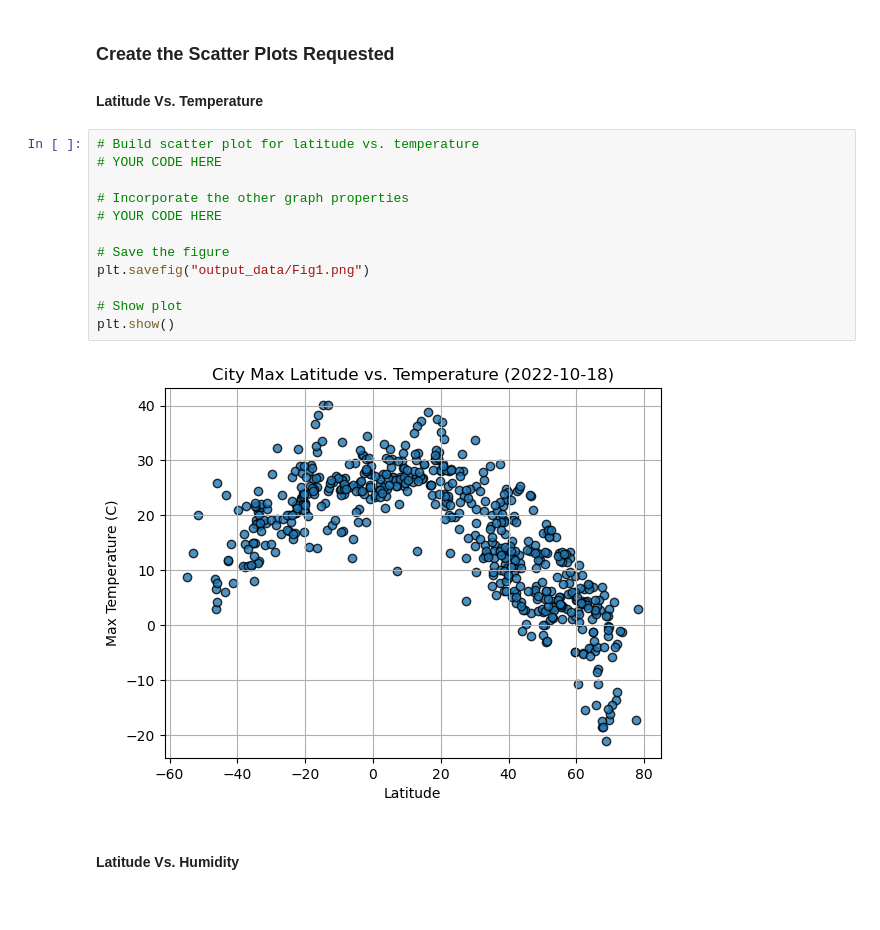
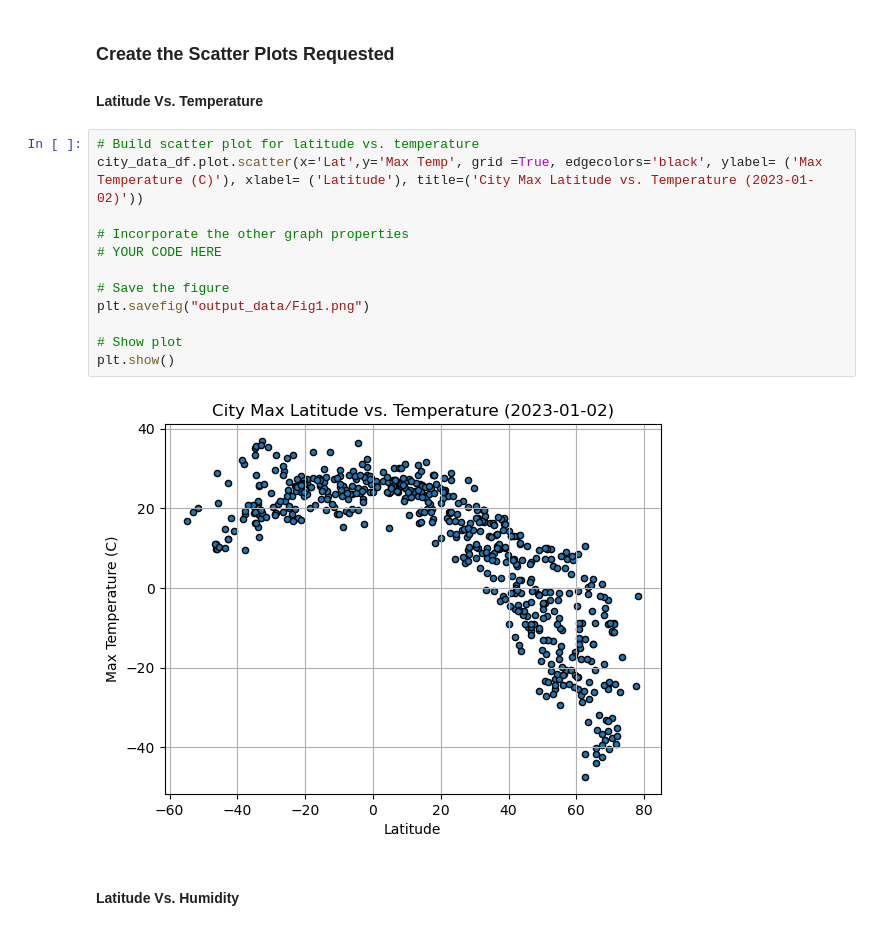
Before and after one commit to ericlsimon/python-api-challenge, a Jupyter notebook: WeatherPy/WeatherPy.ipynb, the cells around one changed output. Cells and saved outputs as stored; diff of their text form.

```diff
--- a/WeatherPy/WeatherPy.ipynb
+++ b/WeatherPy/WeatherPy.ipynb
@@ -205,18 +186,18 @@ city_data_df.head()
 #### Latitude Vs. Temperature
 # %%
 # Build scatter plot for latitude vs. temperature
-# YOUR CODE HERE
+city_data_df.plot.scatter(x='Lat',y='Max Temp', grid =True, edgecolors='black', ylabel= ('Max Temperature (C)'), xlabel= ('Latitude'), title=('City Max Latitude vs. Temperature (2023-01-02)'))
 
 # Incorporate the other graph properties
 # YOUR CODE HERE
 
 # Save the figure
 plt.savefig("output_data/Fig1.png")
 
 # Show plot
 plt.show()
 # %% [output]
-[figure, old version]
+[figure, new version]
 # %% [markdown]
 #### Latitude Vs. Humidity
 # %%
```
Also changed, not shown: parts of 30 cells of this notebook, 5 other files.
